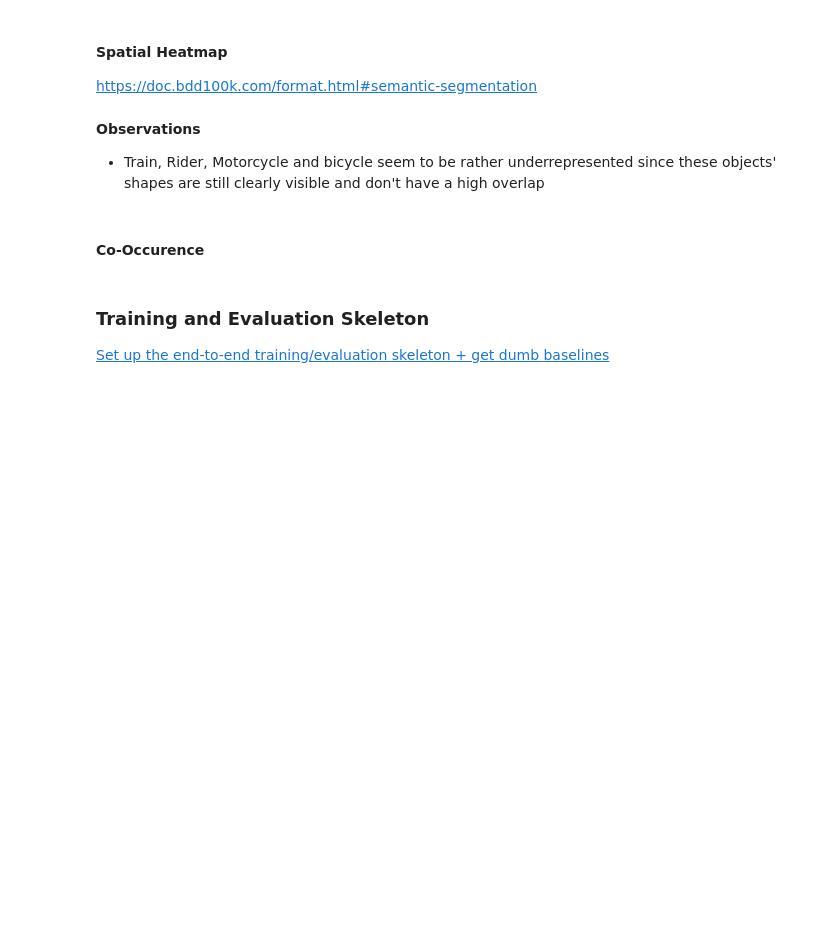
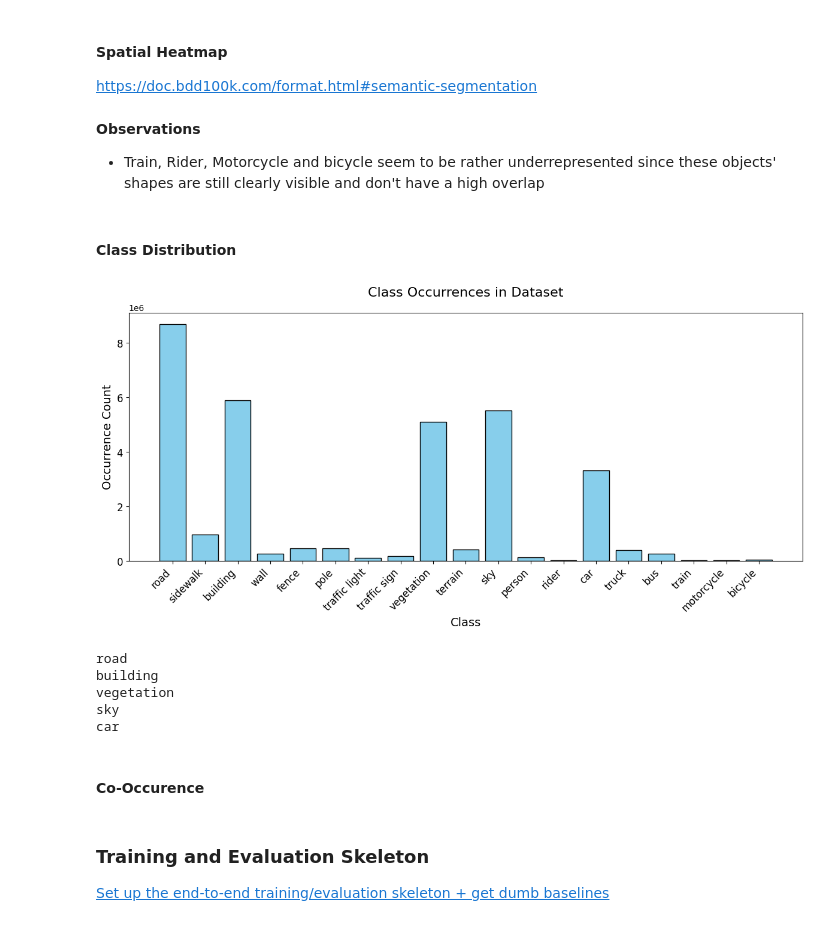
Before and after one commit to okaynils/fhnw-ds-dlbs, a Jupyter notebook: main.ipynb, the cells around one changed output. Cells and saved outputs as stored; diff of their text form; code cells hidden in the pictures; blank space fills up the shorter version.

```diff
--- a/main.ipynb
+++ b/main.ipynb
@@ -146,6 +178,57 @@ plt.show()
 # %% [markdown]
 **Observations**
 - Train, Rider, Motorcycle and bicycle seem to be rather underrepresented since these objects' shapes are still clearly visible and don't have a high overlap
+# %% [markdown]
+#### Class Distribution
+# %%
+import numpy as np
+import matplotlib.pyplot as plt
+from tqdm import tqdm
+
+# Assuming train_dataset is initialized as described
+num_classes = len(class_dict)
+class_names = list(class_dict.values())
+
+# Initialize a counter for each class
+class_occurrence_count = np.zeros(num_classes, dtype=np.int32)
+
+# Iterate over the train dataset to extract masks and count classes
+for i in tqdm(range(len(train_dataset)), desc="Processing Dataset"):
+    _, mask, _ = train_dataset[i]  # Retrieve the image, mask, and scene label (mask is at index 1)
+    mask = mask.numpy()  # Convert mask tensor to a numpy array if necessary
+
+    # Count occurrences of each class in the mask
+    unique, counts = np.unique(mask, return_counts=True)
+    for class_id, count in zip(unique, counts):
+        if class_id < num_classes:  # Ensure the class ID is within valid range
+            class_occurrence_count[class_id] += count
+
+# Plot a bar chart of occurrences
+plt.figure(figsize=(12, 6))
+plt.bar(class_names, class_occurrence_count, color="skyblue", edgecolor="black")
+
+# Add labels and title
+plt.title("Class Occurrences in Dataset", fontsize=16, pad=20)
+plt.xlabel("Class", fontsize=14)
+plt.ylabel("Occurrence Count", fontsize=14)
+plt.xticks(rotation=45, ha="right", fontsize=12)
+plt.yticks(fontsize=12)
+
+# Display the plot
+plt.tight_layout()
+plt.show()
+# %% [output]
+[figure, added]
+# %%
+selected_classes = [0,2,8,10,13]
+for cls in selected_classes:
+    print(class_dict.get(cls))
+# %% [output]
+road
+building
+vegetation
+sky
+car
 # %% [markdown]
 #### Co-Occurence
 # %%
```
Also changed, not shown: parts of 3 cells of this notebook, 23 other files.
